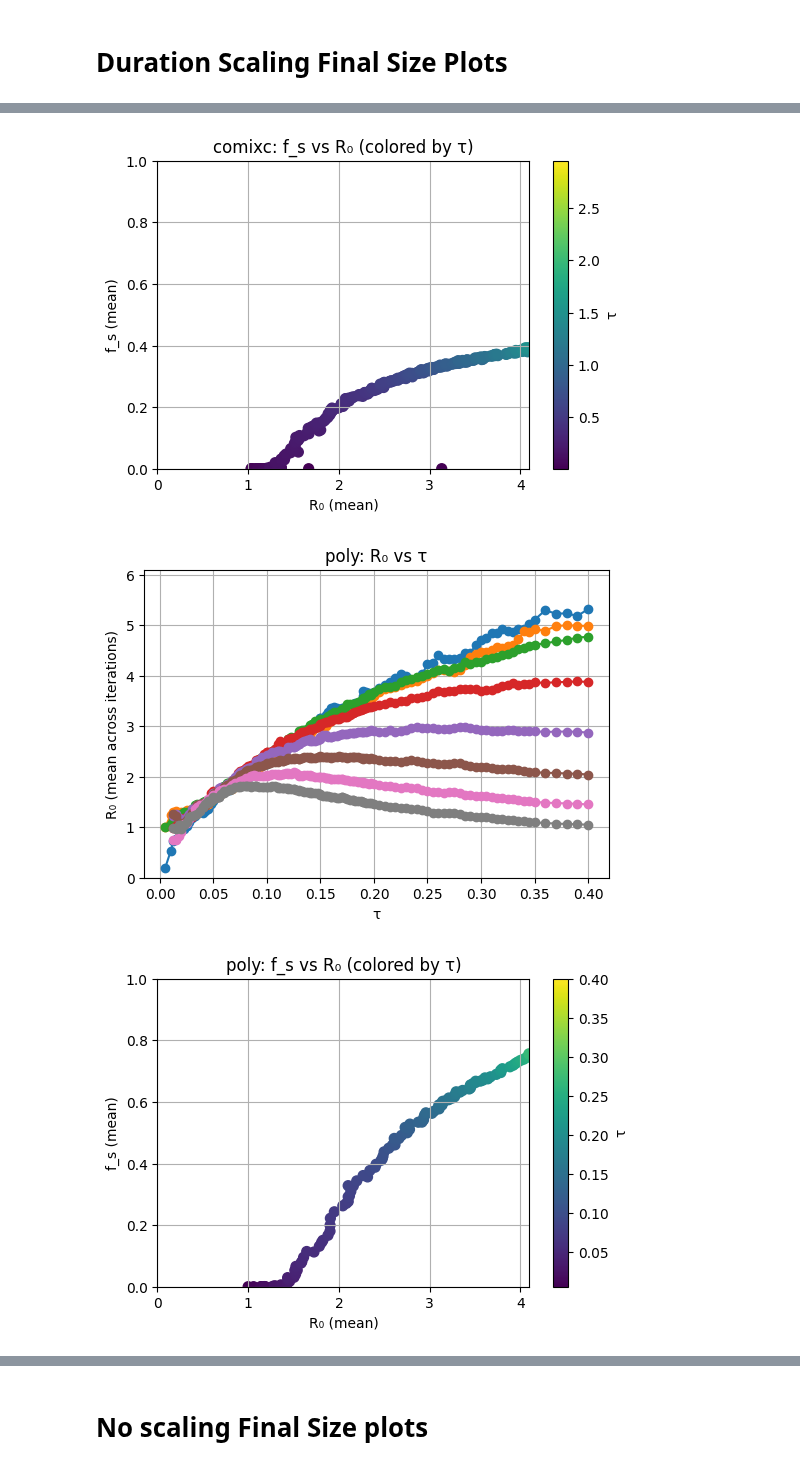
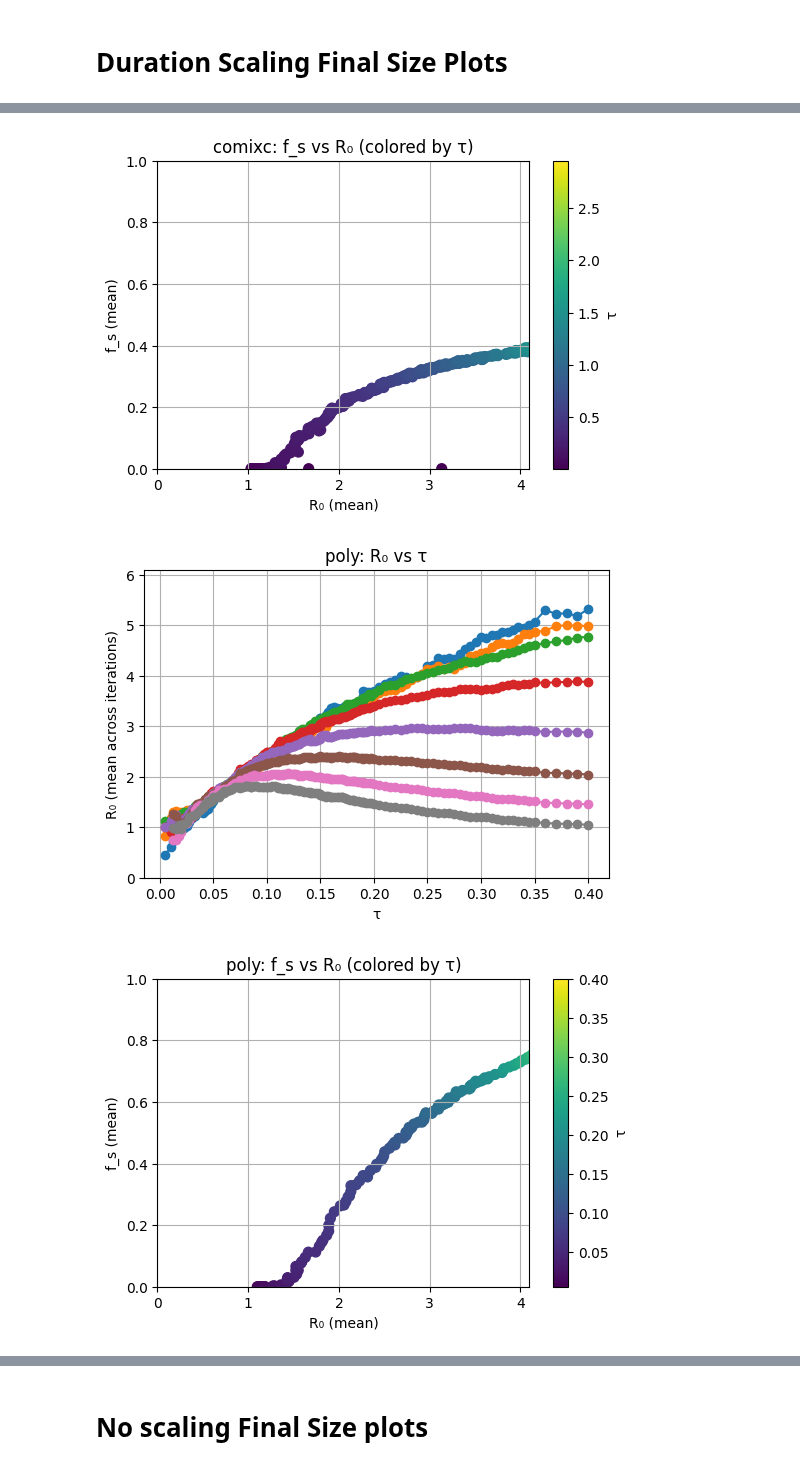
Before and after one commit to LukeMurrayKearney/Data-Driven-Networks-Code, a Jupyter notebook: duration+ages/beta_choices.ipynb, the cells around one changed output, grey strips where cells are left out. Drawn from its saved outputs; the diff is of its cells as text; code cells hidden in the pictures.

```diff
--- a/duration+ages/beta_choices.ipynb
+++ b/duration+ages/beta_choices.ipynb
@@ -89,7 +89,7 @@ bucket_labels = ['0-4', '5-11', '12-17', '18-29', '30-39', '40-49', '50-59', '60
 duration_labels = ['0-5 mins', '5-15 mins', '15-60 mins', '1-4 hours', '4+ hours']
 
 compare = {}
-num_network = 300
+num_network = 350
 for data in datas:
     res = {'taus': [], 'fs': [], 'r0': [], 'r02': [], 'r03': [], 'r04': [], 'r05': [], 'r06': [], 'r07': [], 'r08': []}
     for k in range(num_network):
@@ -288,35 +288,35 @@ for data in datas:
 #                 ci_lower.append(np.nan)
 #                 ci_upper.append(np.nan)
 
 #         # Plot mean with error bars (CI)
 #         ax.errorbar(
 #             bin_centers, mean_per_bin,
 #             yerr=[ci_lower, ci_upper],
 #             fmt='o--', capsize=3, label=data
 #         )
 
 #     ax.set_xlabel("R₀ (mean)")
 #     ax.set_ylabel("fₛ (mean)")
 #     ax.set_xlim(0, 4)
 #     ax.set_ylim(0, 1)
 #     ax.grid(True)
 #     ax.legend()
 # plt.tight_layout()
 # plt.show()
 
 with open(f'seir_sims/together/fs.json', 'w') as f:
     json.dump(compare, f)
 # %% [output]
 [figure]
 [figure]
 [figure]
 [figure]
 [figure]
 [figure]
 [figure]
 [figure]
-[figure, old version]
+[figure, new version]
-[figure, old version]
+[figure, new version]
 # %%
 import numpy as np
 import matplotlib.pyplot as plt
```
Also changed, not shown: parts of 5 cells of this notebook, 10 other files.
